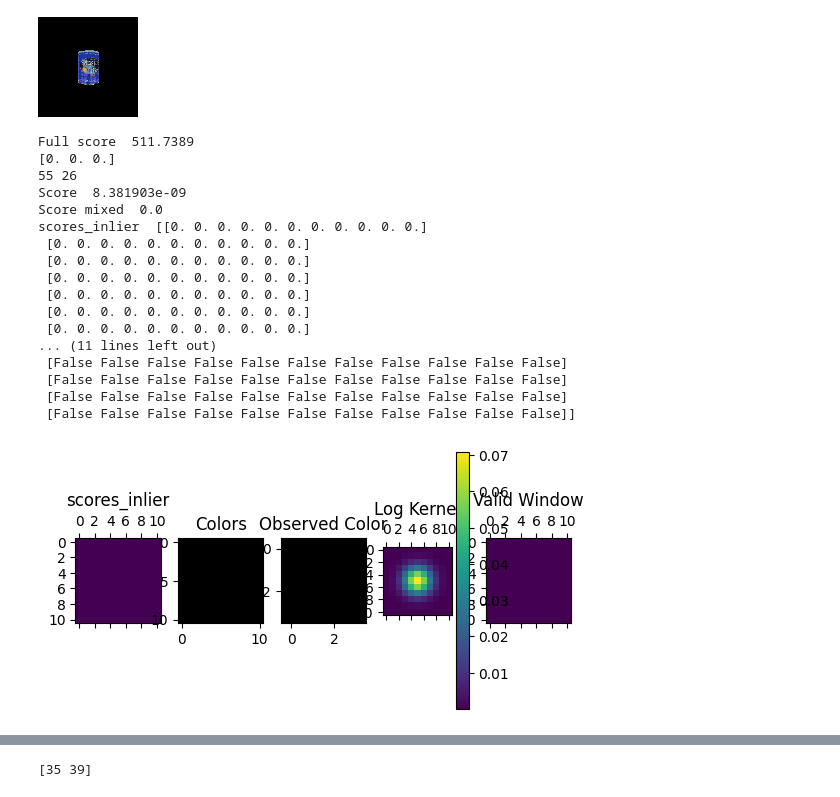
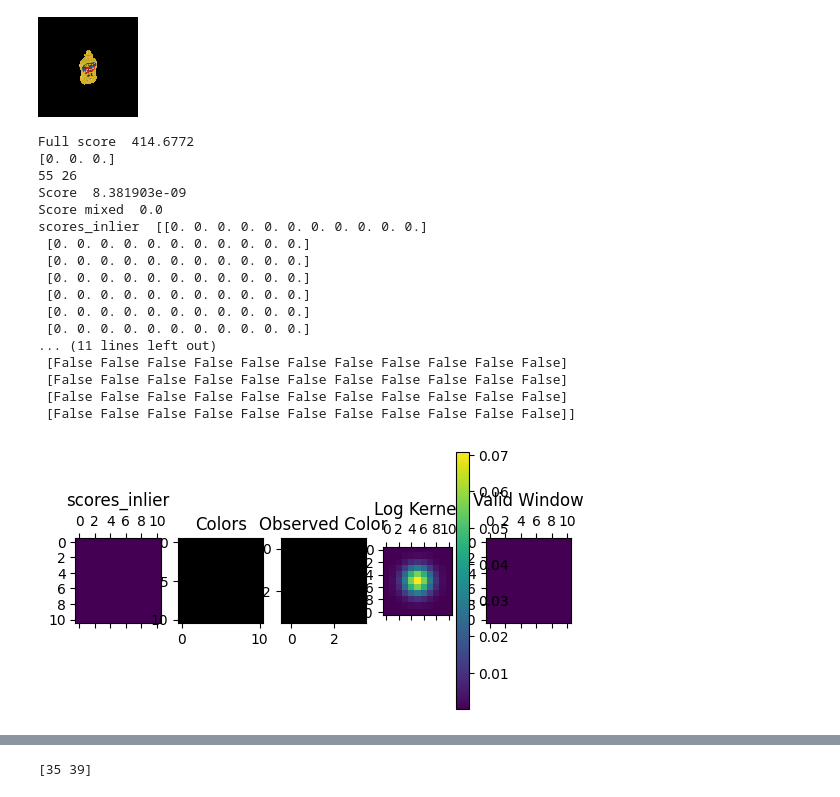
Before and after one commit to probcomp/b3d, a Jupyter notebook: notebooks/bayes3d_paper/gradients/blur_likelihood_gradients.ipynb, the cells around one changed output, grey strips where cells are left out. Drawn from its saved outputs; the diff is of its cells as text; code cells hidden in the pictures.

Commit message:
gradients for pose estimation

```diff
--- a/notebooks/bayes3d_paper/gradients/blur_likelihood_gradients.ipynb
+++ b/notebooks/bayes3d_paper/gradients/blur_likelihood_gradients.ipynb
@@ -13,15 +13,15 @@ renderer = b3d.renderer.RendererOriginal()
 b3d.rr_init()
 # %%
 ycb_dir = os.path.join(b3d.get_assets_path(), "bop/ycbv")
-id = 0
+id = 4
 mesh = Mesh.from_obj_file(
         os.path.join(ycb_dir, f'models/obj_{f"{id + 1}".rjust(6, "0")}.ply')
     ).scale(0.001)
-gt_pose = Pose.from_position_and_target(jnp.array([0.25, 0.25, 0.0])).inv()
+gt_pose = Pose.from_position_and_target(jnp.array([0.25, 0.25, 0.2])).inv()
 observed_rgbd = renderer.render_rgbd_from_mesh(mesh.transform(gt_pose))
 b3d.viz_rgb(observed_rgbd)
 # %% [output]
-[figure, old version]
+[figure, new version]
 # %%
 pose = gt_pose
 
@@ -170,7 +170,7 @@ ax[4].matshow(data["valid_window"][IDX])
 ax[4].set_title("Valid Window")
 print(data["valid_window"][IDX])
 # %% [output]
-Full score  511.7389
+Full score  414.6772
 [0. 0. 0.]
 55 26
 Score  8.381903e-09
```
Also changed, not shown: parts of 3 cells of this notebook.
